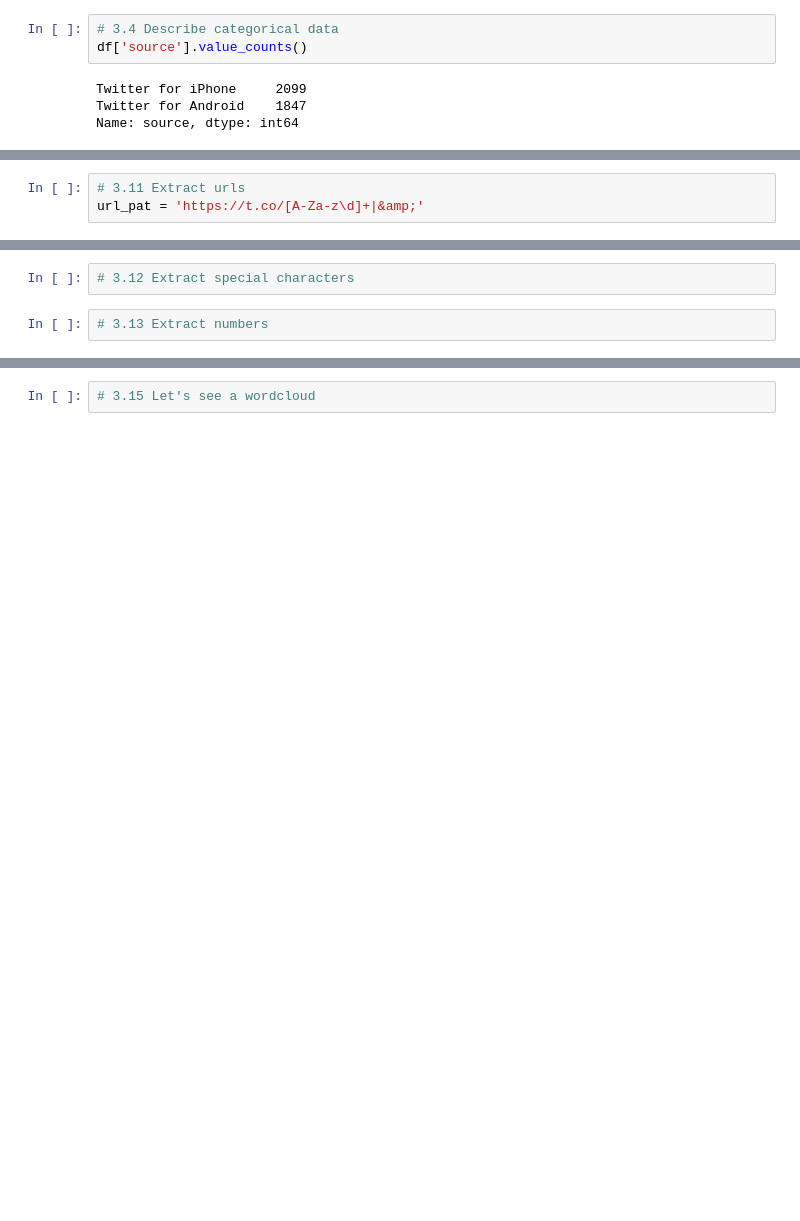
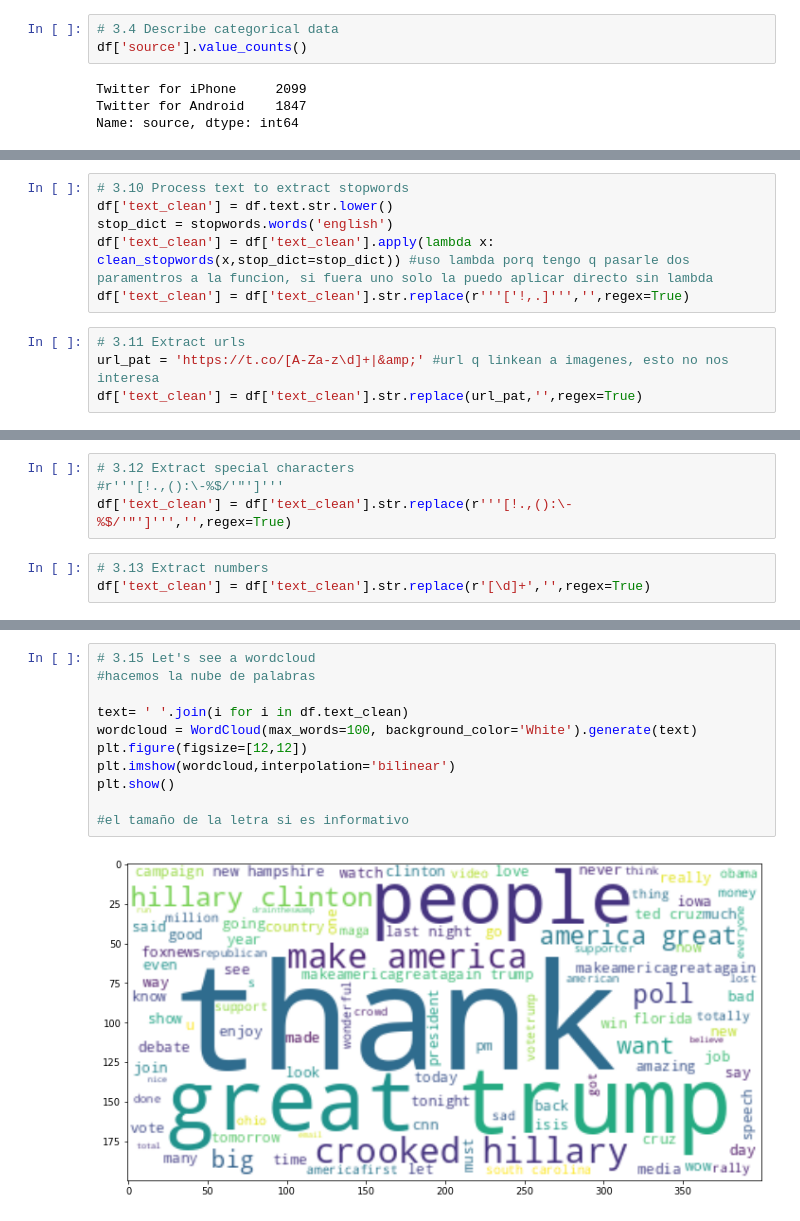
Before and after one commit to andreaj-it/INTRO-TO-NLP, a Jupyter notebook: src/Analyzing_Tweets_4GKS.ipynb, the cells around one changed output, grey strips where cells are left out. Cells and saved outputs as stored; diff of their text form; blank space fills up the shorter version.

```diff
--- a/src/Analyzing_Tweets_4GKS.ipynb
+++ b/src/Analyzing_Tweets_4GKS.ipynb
@@ -206,3 +289,10 @@ Name: source, dtype: int64
+# %%
+# 3.10 Process text to extract stopwords
+df['text_clean'] = df.text.str.lower()
+stop_dict = stopwords.words('english')
+df['text_clean'] = df['text_clean'].apply(lambda x: clean_stopwords(x,stop_dict=stop_dict)) #uso lambda porq tengo q pasarle dos paramentros a la funcion, si fuera uno solo la puedo aplicar directo sin lambda
+df['text_clean'] = df['text_clean'].str.replace(r'''['!,.]''','',regex=True)
 # %%
 # 3.11 Extract urls
-url_pat = 'https://t.co/[A-Za-z\d]+|&amp;'
+url_pat = 'https://t.co/[A-Za-z\d]+|&amp;' #url q linkean a imagenes, esto no nos interesa
+df['text_clean'] = df['text_clean'].str.replace(url_pat,'',regex=True)
@@ -209,6 +306,9 @@ url_pat = 'https://t.co/[A-Za-z\d]+|&amp;'
 # %%
 # 3.12 Extract special characters
+#r'''[!.,():\-%$/'"']'''
+df['text_clean'] = df['text_clean'].str.replace(r'''[!.,():\-%$/'"']''','',regex=True)
 # %%
 # 3.13 Extract numbers
+df['text_clean'] = df['text_clean'].str.replace(r'[\d]+','',regex=True)
 # %%
 # 3.14 See the results
@@ -215,2 +329,13 @@ url_pat = 'https://t.co/[A-Za-z\d]+|&amp;'
-# %%
-# 3.15 Let's see a wordcloud
+# %%
+# 3.15 Let's see a wordcloud
+#hacemos la nube de palabras
+
+text= ' '.join(i for i in df.text_clean)
+wordcloud = WordCloud(max_words=100, background_color='White').generate(text)
+plt.figure(figsize=[12,12])
+plt.imshow(wordcloud,interpolation='bilinear')
+plt.show()
+
+#el tamaño de la letra si es informativo
+# %% [output]
+[figure, added]
```
Also changed, not shown: parts of 18 cells of this notebook.
